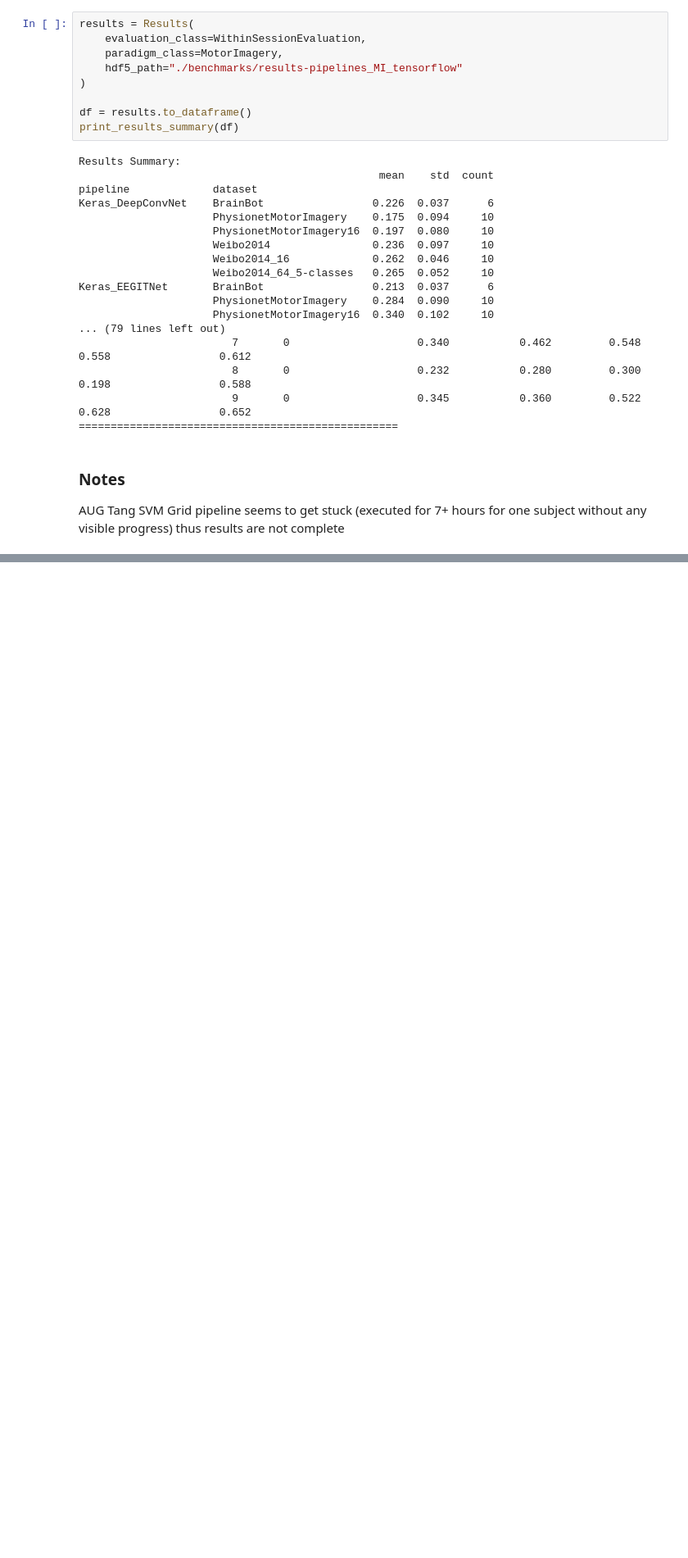
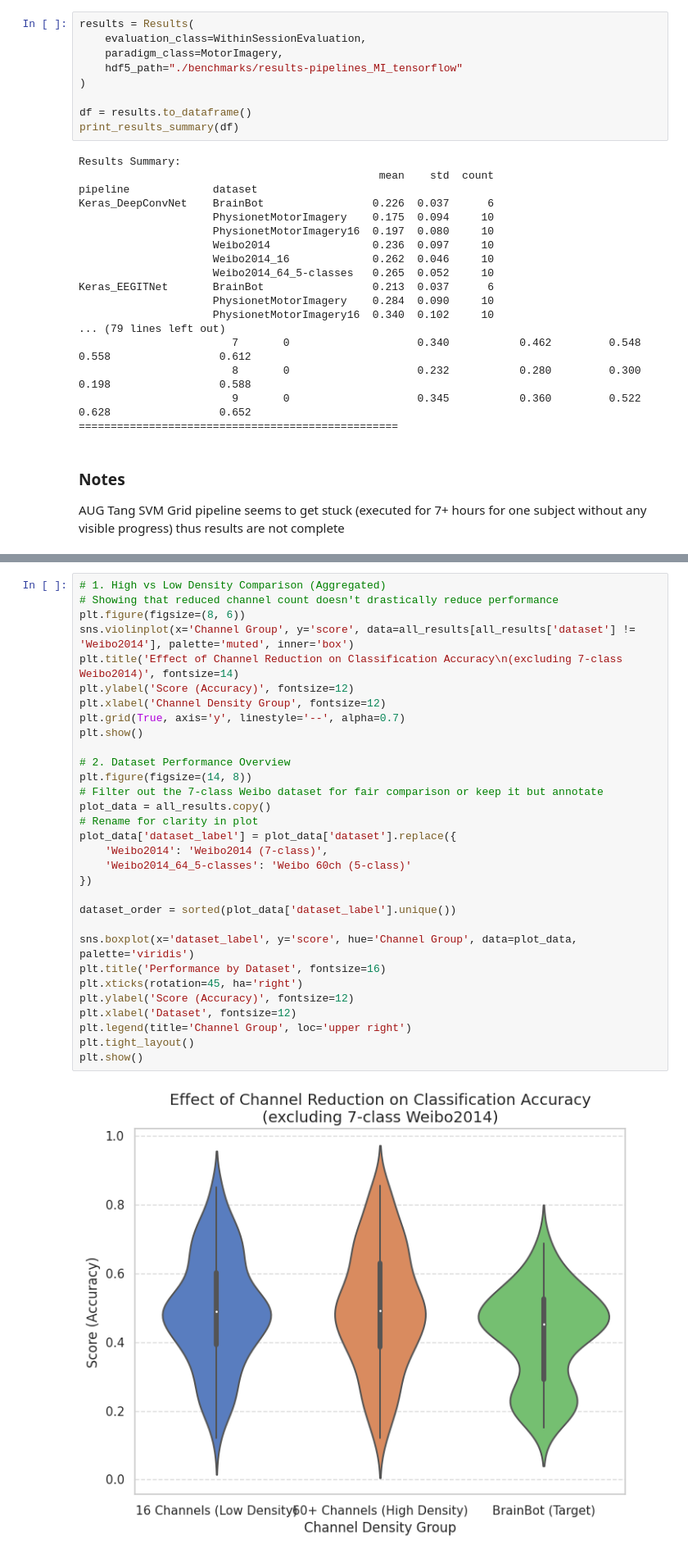
Before and after one commit to luluu9/BCI2025-sandbox, a Jupyter notebook: results.ipynb, the cells around one changed output, grey strips where cells are left out. Shown at 82% size. Cells and saved outputs as stored; diff of their text form; blank space fills up the shorter version.

Commit message:
add results analysis

```diff
--- a/results.ipynb
+++ b/results.ipynb
@@ -78,0 +140,33 @@ AUG Tang SVM Grid pipeline seems to get stuck (executed for 7+ hours for one sub
+# %%
+# 1. High vs Low Density Comparison (Aggregated)
+# Showing that reduced channel count doesn't drastically reduce performance
+plt.figure(figsize=(8, 6))
+sns.violinplot(x='Channel Group', y='score', data=all_results[all_results['dataset'] != 'Weibo2014'], palette='muted', inner='box')
+plt.title('Effect of Channel Reduction on Classification Accuracy\n(excluding 7-class Weibo2014)', fontsize=14)
+plt.ylabel('Score (Accuracy)', fontsize=12)
+plt.xlabel('Channel Density Group', fontsize=12)
+plt.grid(True, axis='y', linestyle='--', alpha=0.7)
+plt.show()
+
+# 2. Dataset Performance Overview
+plt.figure(figsize=(14, 8))
+# Filter out the 7-class Weibo dataset for fair comparison or keep it but annotate
+plot_data = all_results.copy()
+# Rename for clarity in plot
+plot_data['dataset_label'] = plot_data['dataset'].replace({
+    'Weibo2014': 'Weibo2014 (7-class)',
+    'Weibo2014_64_5-classes': 'Weibo 60ch (5-class)'
+})
+
+dataset_order = sorted(plot_data['dataset_label'].unique())
+
+sns.boxplot(x='dataset_label', y='score', hue='Channel Group', data=plot_data, palette='viridis')
+plt.title('Performance by Dataset', fontsize=16)
+plt.xticks(rotation=45, ha='right')
+plt.ylabel('Score (Accuracy)', fontsize=12)
+plt.xlabel('Dataset', fontsize=12)
+plt.legend(title='Channel Group', loc='upper right')
+plt.tight_layout()
+plt.show()
+# %% [output]
+[figure, added]
```
Also changed, not shown: parts of 6 cells of this notebook.
